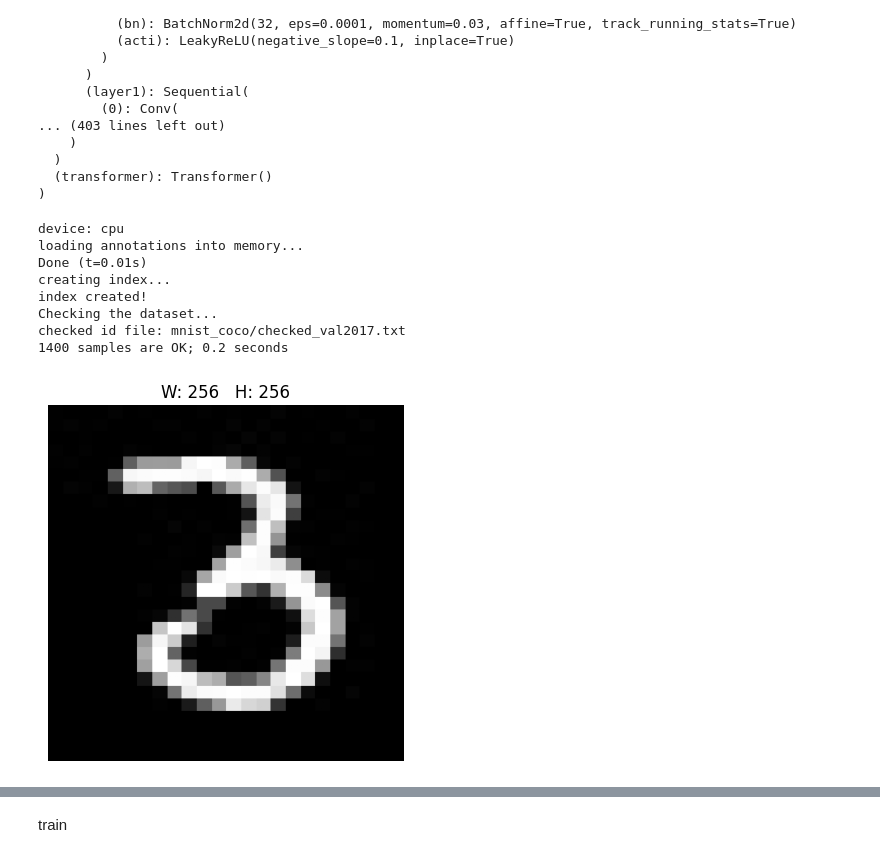
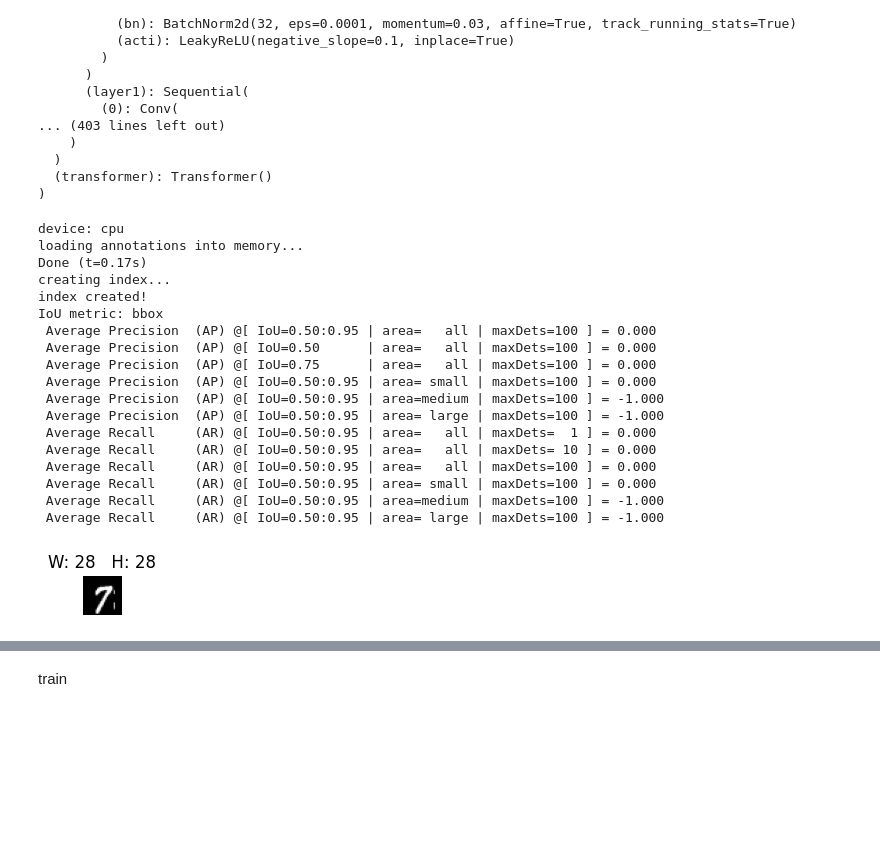
Before and after one commit to schiWasTaken/YOLOv5-PyTorch, a Jupyter notebook: demo_ann.ipynb, the cells around one changed output, grey strips where cells are left out. Cells and saved outputs as stored; diff of their text form; code cells hidden in the pictures; blank space fills up the shorter version.

```diff
--- a/demo_ann.ipynb
+++ b/demo_ann.ipynb
@@ -239,7 +239,7 @@ dataset = "coco" # currently only support VOC and COCO datasets
 file_root = "mnist_coco/val2017"
 ann_file = "mnist_coco/val2017/_annotations.coco.json"
 output_dir = "output_dir"
-ckpt_path = ""
+ckpt_path = "ckpts/yolov5s_coco-10-base.pth"
 # ckpt_path = "/content/YOLOv5-PyTorch/ckpts/yolov5s_coco-20.pth"
 
 # create output directory
@@ -274,12 +274,22 @@ for p in model.parameters():
 # %% [output]
 device: cpu
 loading annotations into memory...
-Done (t=0.01s)
+Done (t=0.17s)
 creating index...
 index created!
-Checking the dataset...
-checked id file: mnist_coco/checked_val2017.txt
-1400 samples are OK; 0.2 seconds
+IoU metric: bbox
+ Average Precision  (AP) @[ IoU=0.50:0.95 | area=   all | maxDets=100 ] = 0.000
+ Average Precision  (AP) @[ IoU=0.50      | area=   all | maxDets=100 ] = 0.000
+ Average Precision  (AP) @[ IoU=0.75      | area=   all | maxDets=100 ] = 0.000
+ Average Precision  (AP) @[ IoU=0.50:0.95 | area= small | maxDets=100 ] = 0.000
+ Average Precision  (AP) @[ IoU=0.50:0.95 | area=medium | maxDets=100 ] = -1.000
+ Average Precision  (AP) @[ IoU=0.50:0.95 | area= large | maxDets=100 ] = -1.000
+ Average Recall     (AR) @[ IoU=0.50:0.95 | area=   all | maxDets=  1 ] = 0.000
+ Average Recall     (AR) @[ IoU=0.50:0.95 | area=   all | maxDets= 10 ] = 0.000
+ Average Recall     (AR) @[ IoU=0.50:0.95 | area=   all | maxDets=100 ] = 0.000
+ Average Recall     (AR) @[ IoU=0.50:0.95 | area= small | maxDets=100 ] = 0.000
+ Average Recall     (AR) @[ IoU=0.50:0.95 | area=medium | maxDets=100 ] = -1.000
+ Average Recall     (AR) @[ IoU=0.50:0.95 | area= large | maxDets=100 ] = -1.000
 # %%
 import torch
 from torchvision.transforms import functional as F
@@ -374,30 +384,29 @@ def preprocess_tensor(img: torch.Tensor,
 # %%
 import torch
 import torchvision.transforms.functional as F
 iters = 1
 all_gts = []
 all_preds = []
 
 for i, data in enumerate(d):
     images = data.images
     targets = data.targets
 
-    images = [preprocess_tensor(img, target=256, margin=0.20, place_random=False) for img in images]
     images = torch.stack(images, dim=0)
 
     with torch.no_grad():
         results, losses, batch_gts, batch_preds = model(images, targets)
 
     all_gts.extend(batch_gts)
     all_preds.extend(batch_preds)
 
     save = [os.path.join(output_dir, f"{tgt['image_id'].item()}.jpg") for tgt in targets]
     yolo.show(images, results, ds.classes, save)
 
     if i >= iters - 1:
         break
 # %% [output]
-[figure, old version]
+[figure, new version]
 # %%
 import torch
 import torchvision.transforms.functional as F
```
Also changed, not shown: parts of 2 cells of this notebook, 1 other file.
